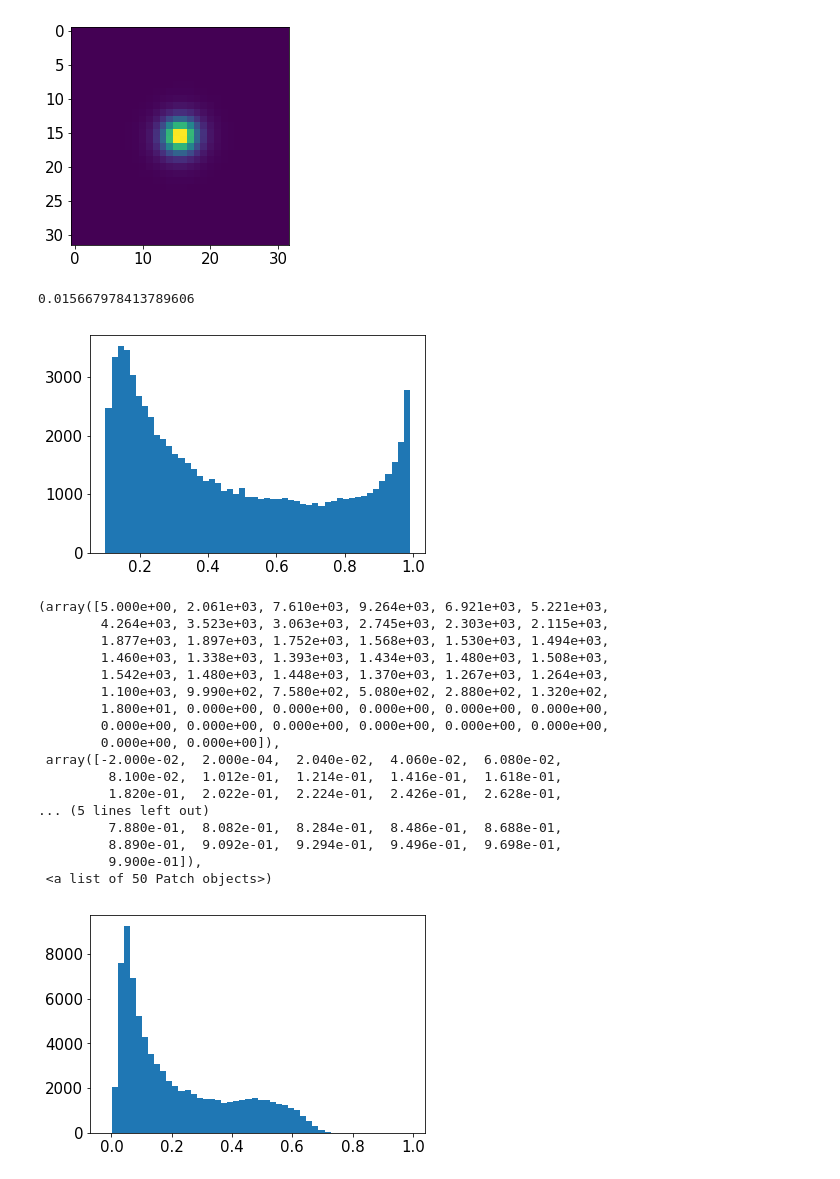
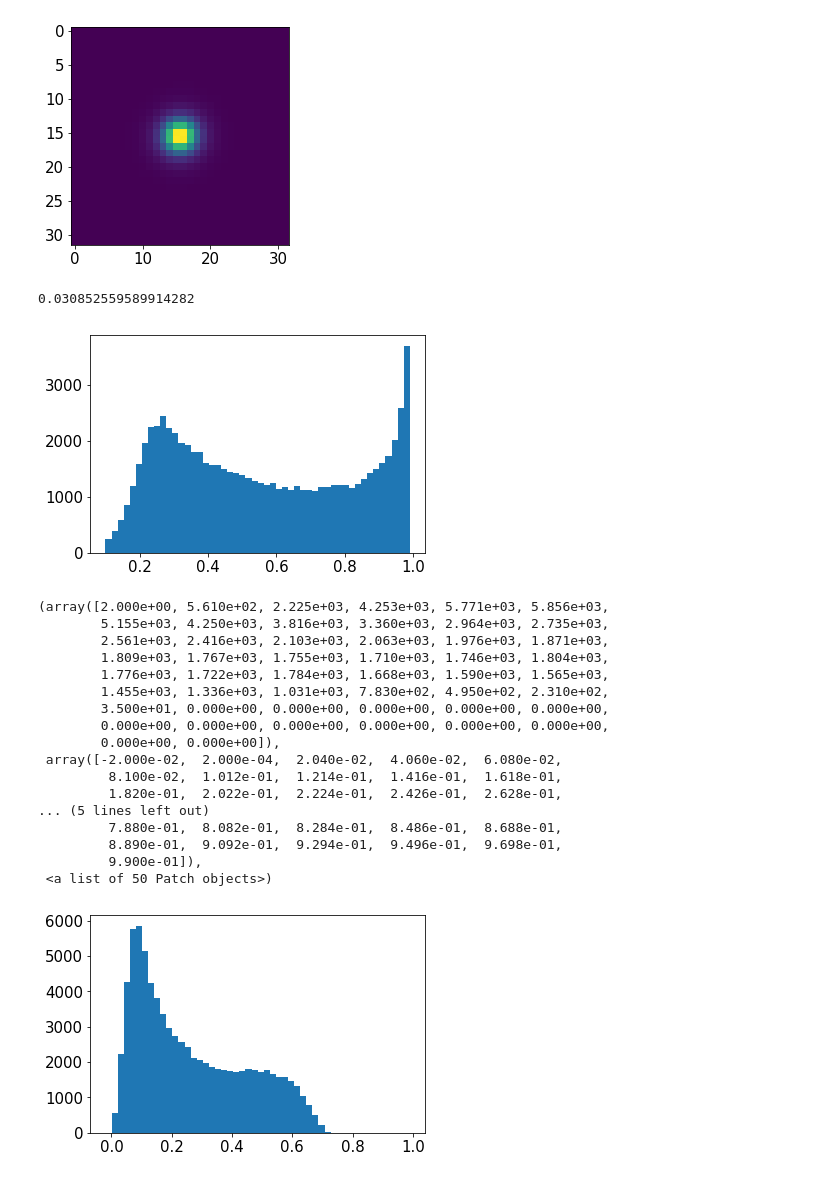
Before and after one commit to mr-superonion/FPFS, a Jupyter notebook: notebook/paper-FPFS2021/2-selBias.ipynb, the cells around one changed output. Cells and saved outputs as stored; diff of their text form; code cells hidden in the pictures.

```diff
--- a/notebook/paper-FPFS2021/2-selBias.ipynb
+++ b/notebook/paper-FPFS2021/2-selBias.ipynb
@@ -61,38 +61,38 @@ fpTask=fpfsBase.fpfsTask(psfData,beta=beta)
 # %% [output]
 [figure]
 # %%
-C=1000.
+C=500
 import numpy.lib.recfunctions as rfn
 
 elli1=[]
 elli2=[]
 for ifield in range(8):
     # read galaxy image
     galImgAll1=pyfits.getdata('galaxy_basic_psf%d/image-%d-g1-2222.fits' %(psfFWHM*100,ifield))
     galImgAll2=pyfits.getdata('galaxy_basic_psf%d/image-%d-g1-0000.fits' %(psfFWHM*100,ifield))
     elli1U=measure(galImgAll1,C)
     elli2U=measure(galImgAll2,C)
     elli1.append(elli1U)
     elli2.append(elli2U)
     del elli1U,elli2U,galImgAll1,galImgAll2
     gc.collect()
 elli1=rfn.stack_arrays(elli1,usemask=False)
 elli2=rfn.stack_arrays(elli2,usemask=False)
 plt.hist(elli1['fpfs_s0'],bins=50,range=(0.1,0.99))
 print(elli1['fpfs_s0'].min())
 # %% [output]
-0.015667978413789606
+0.030852559589914282
-[figure, old version]
+[figure, new version]
 # %%
 plt.hist(elli1['fpfs_RE'],bins=50,range=(-0.02,0.99))
 # %% [output]
-(array([5.000e+00, 2.061e+03, 7.610e+03, 9.264e+03, 6.921e+03, 5.221e+03,
-        4.264e+03, 3.523e+03, 3.063e+03, 2.745e+03, 2.303e+03, 2.115e+03,
-        1.877e+03, 1.897e+03, 1.752e+03, 1.568e+03, 1.530e+03, 1.494e+03,
-        1.460e+03, 1.338e+03, 1.393e+03, 1.434e+03, 1.480e+03, 1.508e+03,
-        1.542e+03, 1.480e+03, 1.448e+03, 1.370e+03, 1.267e+03, 1.264e+03,
-        1.100e+03, 9.990e+02, 7.580e+02, 5.080e+02, 2.880e+02, 1.320e+02,
-        1.800e+01, 0.000e+00, 0.000e+00, 0.000e+00, 0.000e+00, 0.000e+00,
+(array([2.000e+00, 5.610e+02, 2.225e+03, 4.253e+03, 5.771e+03, 5.856e+03,
+        5.155e+03, 4.250e+03, 3.816e+03, 3.360e+03, 2.964e+03, 2.735e+03,
+        2.561e+03, 2.416e+03, 2.103e+03, 2.063e+03, 1.976e+03, 1.871e+03,
+        1.809e+03, 1.767e+03, 1.755e+03, 1.710e+03, 1.746e+03, 1.804e+03,
+        1.776e+03, 1.722e+03, 1.784e+03, 1.668e+03, 1.590e+03, 1.565e+03,
+        1.455e+03, 1.336e+03, 1.031e+03, 7.830e+02, 4.950e+02, 2.310e+02,
+        3.500e+01, 0.000e+00, 0.000e+00, 0.000e+00, 0.000e+00, 0.000e+00,
         0.000e+00, 0.000e+00, 0.000e+00, 0.000e+00, 0.000e+00, 0.000e+00,
         0.000e+00, 0.000e+00]),
  array([-2.000e-02,  2.000e-04,  2.040e-02,  4.060e-02,  6.080e-02,
@@ -103,7 +103,7 @@ plt.hist(elli1['fpfs_RE'],bins=50,range=(-0.02,0.99))
          8.890e-01,  9.092e-01,  9.294e-01,  9.496e-01,  9.698e-01,
          9.900e-01]),
  <a list of 50 Patch objects>)
-[figure, old version]
+[figure, new version]
 # %%
 gest=[]
 slowList=np.linspace(0.2,0.6,5)
```
Also changed, not shown: parts of 2 cells of this notebook.
